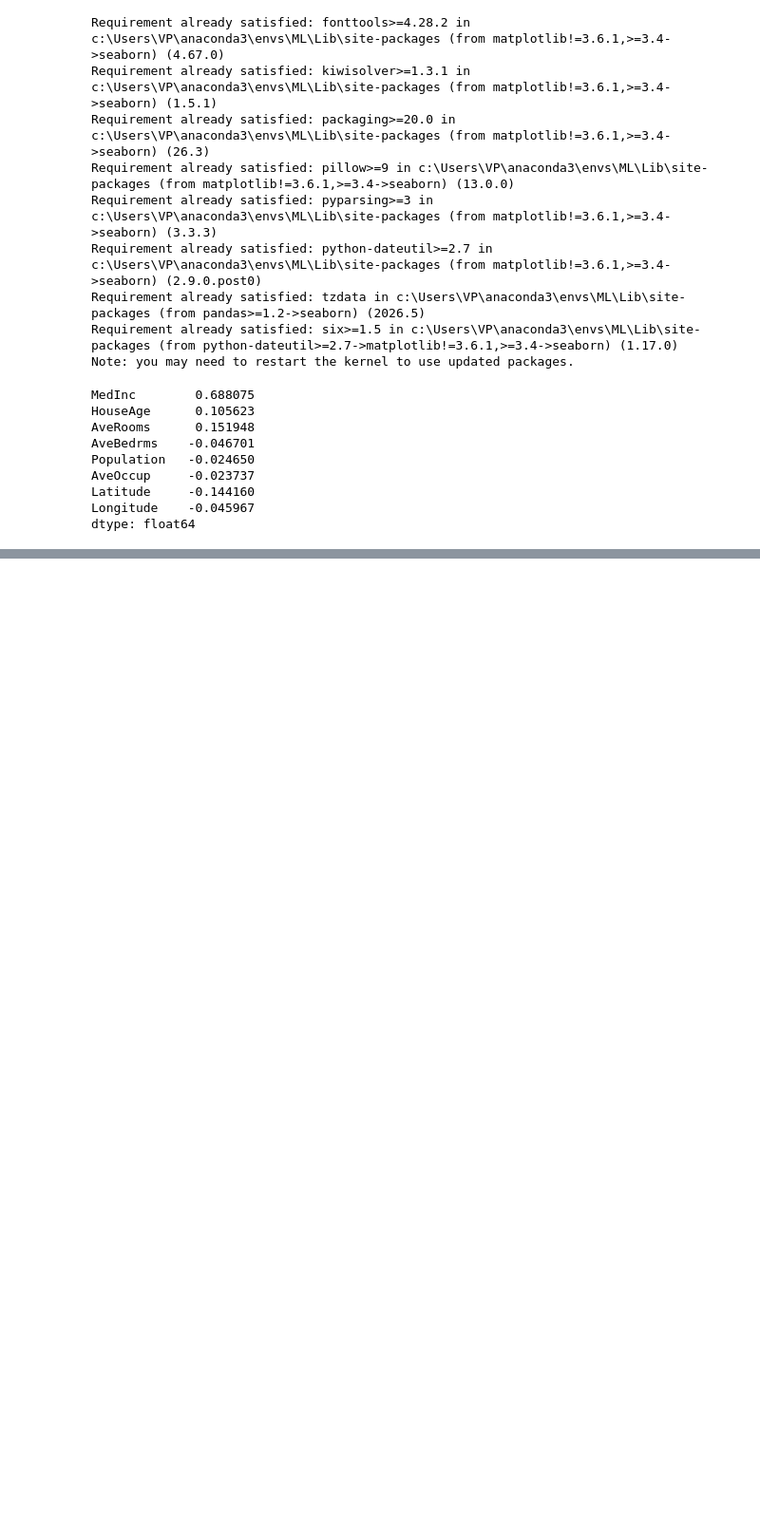
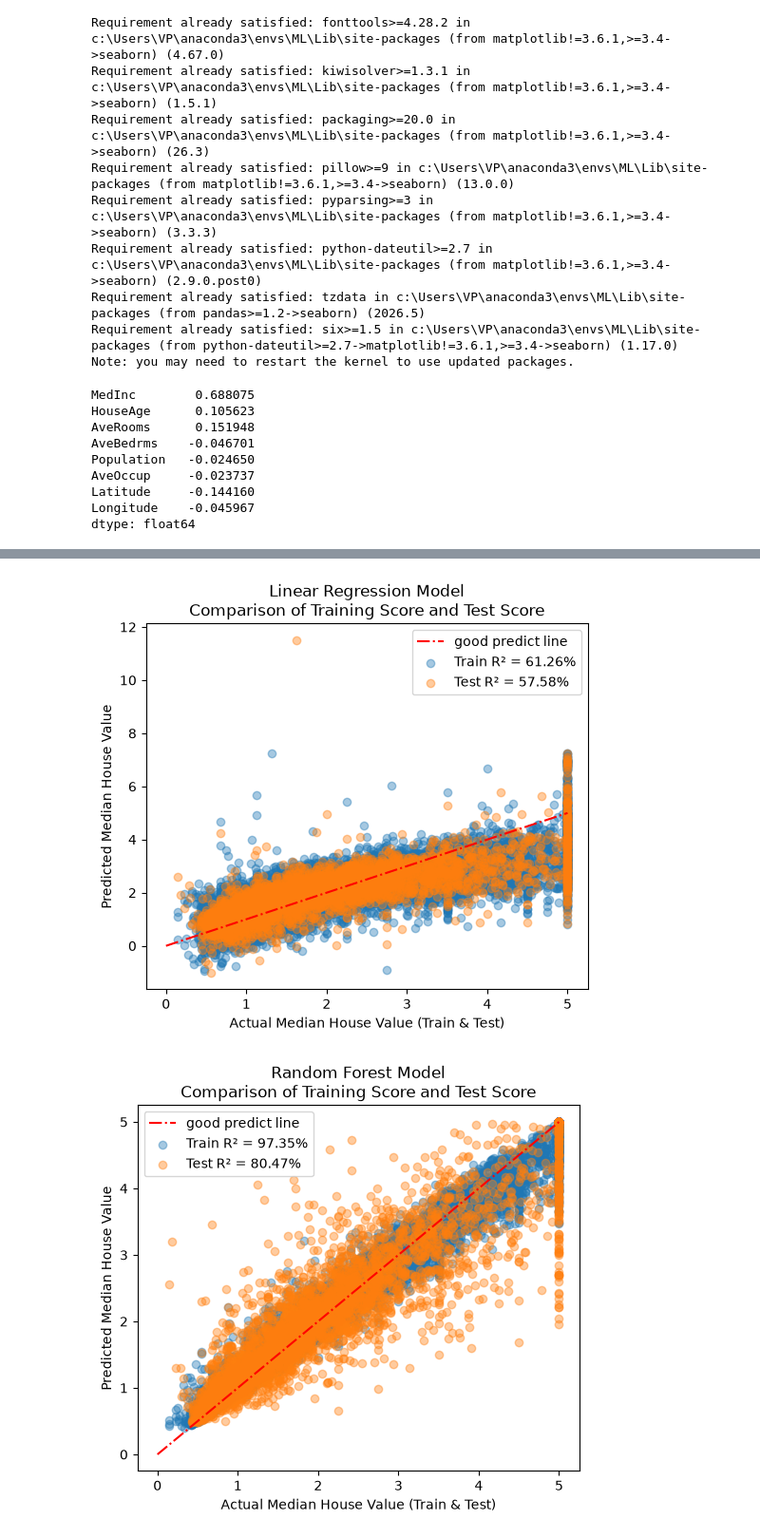
Before and after one commit to periyasamyvellaiyan2020-glitch/Machine-learning, a Jupyter notebook: Random Forest/Random forest regressor.ipynb, the cells around one changed output, grey strips where cells are left out. Shown at 95% size. Cells and saved outputs as stored; diff of their text form; code cells hidden in the pictures; blank space fills up the shorter version.

Commit message:
Used scatter plot techniques to get chart

```diff
--- a/Random Forest/Random forest regressor.ipynb
+++ b/Random Forest/Random forest regressor.ipynb
@@ -56,7 +61,3 @@ from sklearn.preprocessing import StandardScaler
 sc=StandardScaler()
 X_train_final=sc.fit_transform(X_train)
 X_test_final=sc.transform(X_test)
-# %%
-model=LinearRegression()
-model.fit(X_train_final,y_train)
-y_pred_lin=model.predict(X_test_final)
@@ -70,0 +127,28 @@ WhILE TRAINING 0.6125511913966952
+# %%
+import matplotlib.pyplot as plt
+from sklearn.metrics import r2_score
+
+def plot_model_results(y_train, train_pred, y_test, test_pred, title):
+    plt.figure(figsize=(6, 5))
+
+    train_score = r2_score(y_train, train_pred) * 100
+    test_score = r2_score(y_test, test_pred) * 100
+    plt.plot([0, 5], [0, 5],color='red',linestyle='-.',label='good predict line')
+
+    plt.scatter(y_train, train_pred, alpha=0.4, label=f'Train R² = {train_score:.2f}%')
+    plt.scatter(y_test, test_pred, alpha=0.4, label=f'Test R² = {test_score:.2f}%')
+
+    plt.title(f"{title}\nComparison of Training Score and Test Score")
+    plt.xlabel("Actual Median House Value (Train & Test)")
+    plt.ylabel("Predicted Median House Value")
+    plt.legend()
+
+    plt.show()
+
+
+plot_model_results(y_train, lr_train_pred, y_test, lr_test_pred, "Linear Regression Model")
+plot_model_results(y_train, rf_train_pred, y_test, rf_test_pred, "Random Forest Model")
+plot_model_results(y_train, gb_train_pred, y_test, gb_test_pred, "Gradient Boosting Regressor Model")
+# %% [output]
+[figure, added]
+[figure, added]
```
Also changed, not shown: parts of 6 cells of this notebook.
